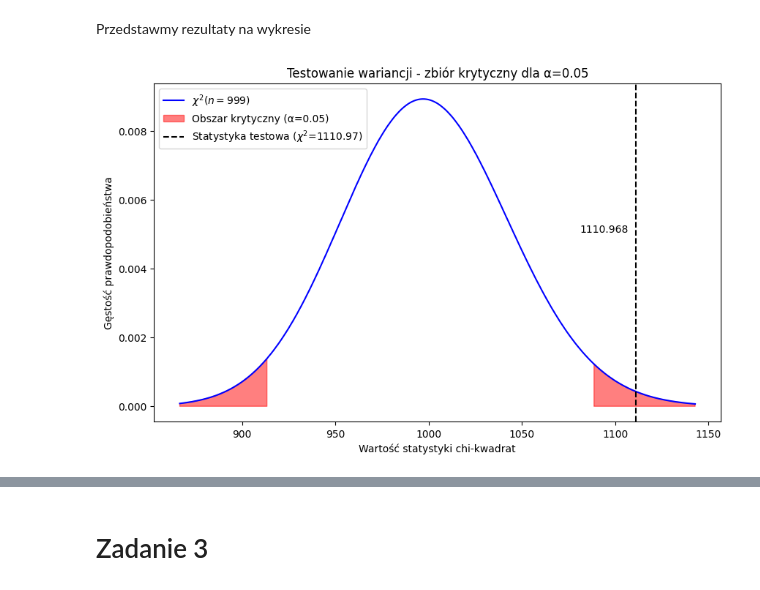
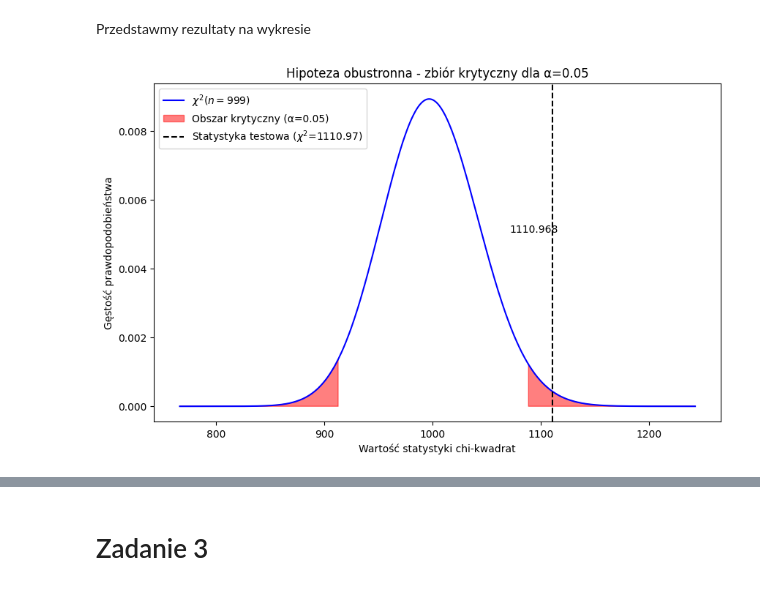
Before and after one commit to mathieuboro/raport2, a Jupyter notebook: Raport2.ipynb, the cells around one changed output, grey strips where cells are left out. Cells and saved outputs as stored; diff of their text form; code cells hidden in the pictures.

```diff
--- a/Raport2.ipynb
+++ b/Raport2.ipynb
@@ -334,20 +334,20 @@ critical_values, p_value
 # %% [markdown]
 Przedstawmy rezultaty na wykresie
 # %%
-x = np.linspace(chi2.ppf(0.001, zad2_sample_size - 1), chi2.ppf(0.999, zad2_sample_size - 1), 1000)
+x = np.linspace(chi2.ppf(0.001, zad2_sample_size - 1) - 100, chi2.ppf(0.999, zad2_sample_size - 1) + 100, 1000)
 y = chi2.pdf(x, zad2_sample_size - 1)
 
 fig, ax = plt.subplots(figsize=(10, 6))
 
 ax.plot(x, y, 'b-', label=f"$\chi^2$($n = {zad2_sample_size-1}$)")
 ax.fill_between(x, 0, y, where=(x <= critical_values[0]) | (x >= critical_values[1]), color='red', alpha=0.5, label='Obszar krytyczny (α=0.05)')
 ax.axvline(x=chi_squared_statistic, color='black', linestyle='--', label=f'Statystyka testowa ($\chi^2$={chi_squared_statistic:.2f})')
 ax.text(chi_squared_statistic - 17, 0.005, f'{chi_squared_statistic:.3f}', horizontalalignment='center', verticalalignment='bottom', color='black', fontsize=10)
 ax.legend()
 ax.set_xlabel('Wartość statystyki chi-kwadrat')
 ax.set_ylabel('Gęstość prawdopodobieństwa')
 ax.set_title('Hipoteza obustronna - zbiór krytyczny dla α=0.05')
 
 plt.show()
 # %% [output]
-[figure, old version]
+[figure, new version]
```
Also changed, not shown: parts of 1 cell of this notebook.
